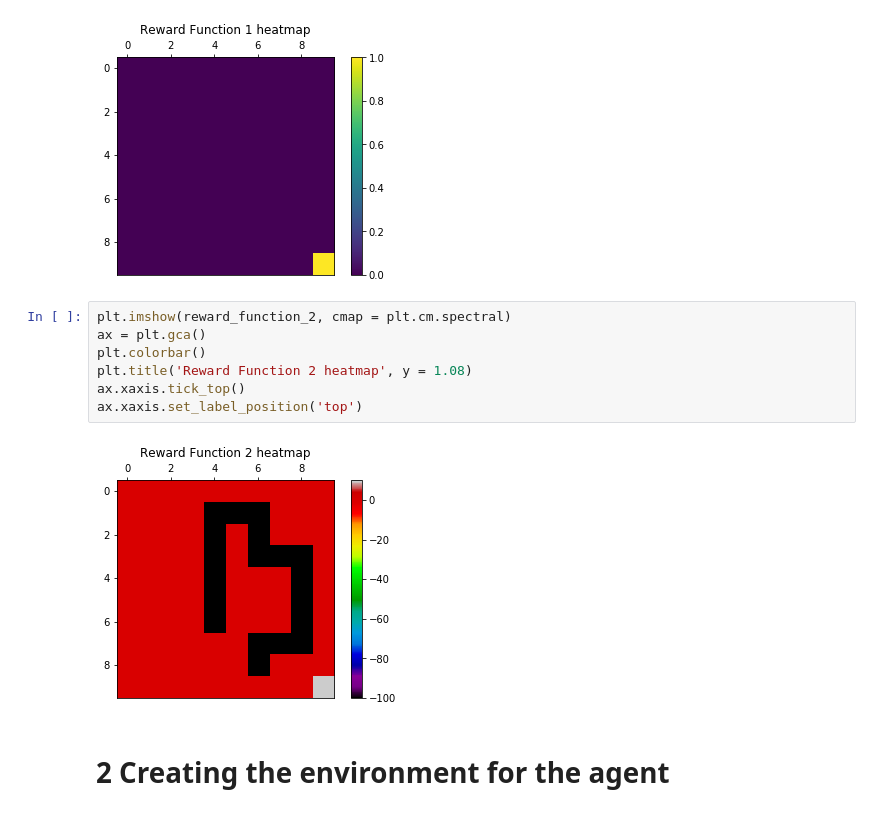
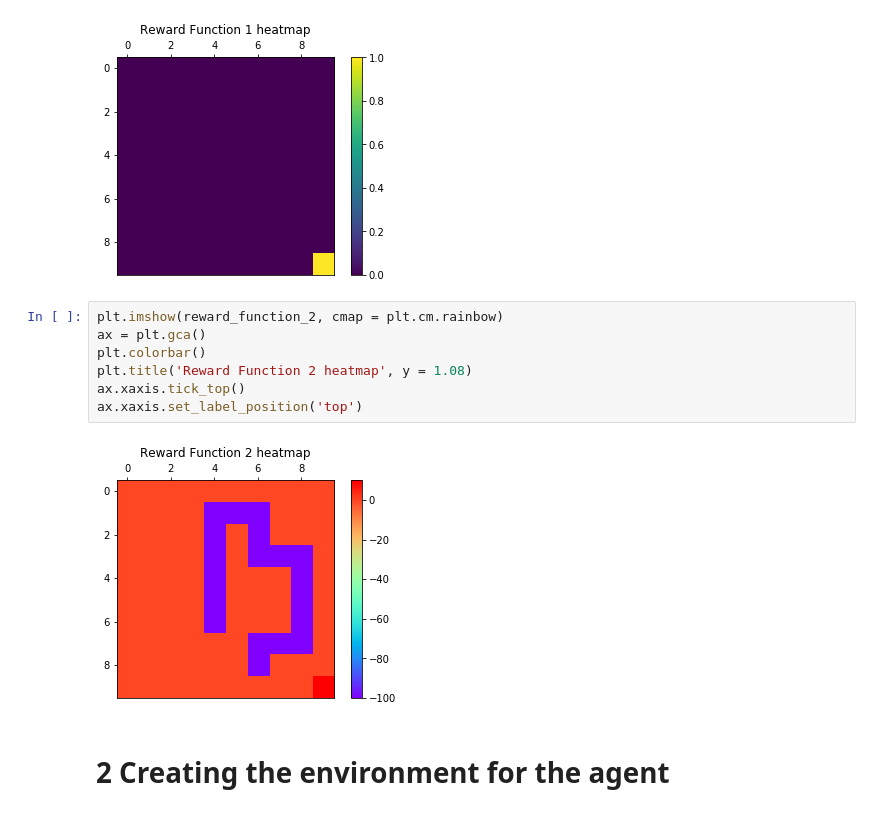
Before and after one commit to ayushdg/Reinforcement-Learning, a Jupyter notebook: Reinforcement Learning (Ayush).ipynb, the cells around one changed output. Saved outputs shown, nothing was run; the diff lists cells and outputs as text.

```diff
--- a/Reinforcement Learning (Ayush).ipynb
+++ b/Reinforcement Learning (Ayush).ipynb
@@ -32,14 +32,14 @@ ax.xaxis.set_label_position('top')
 # %% [output]
 [figure]
 # %%
-plt.imshow(reward_function_2, cmap = plt.cm.spectral)
+plt.imshow(reward_function_2, cmap = plt.cm.rainbow)
 ax = plt.gca()
 plt.colorbar()
 plt.title('Reward Function 2 heatmap', y = 1.08)
 ax.xaxis.tick_top()
 ax.xaxis.set_label_position('top')
 # %% [output]
-[figure, old version]
+[figure, new version]
 # %% [markdown]
 # 2 Creating the environment for the agent
 # %%
```
Also changed, not shown: parts of 5 cells of this notebook.
